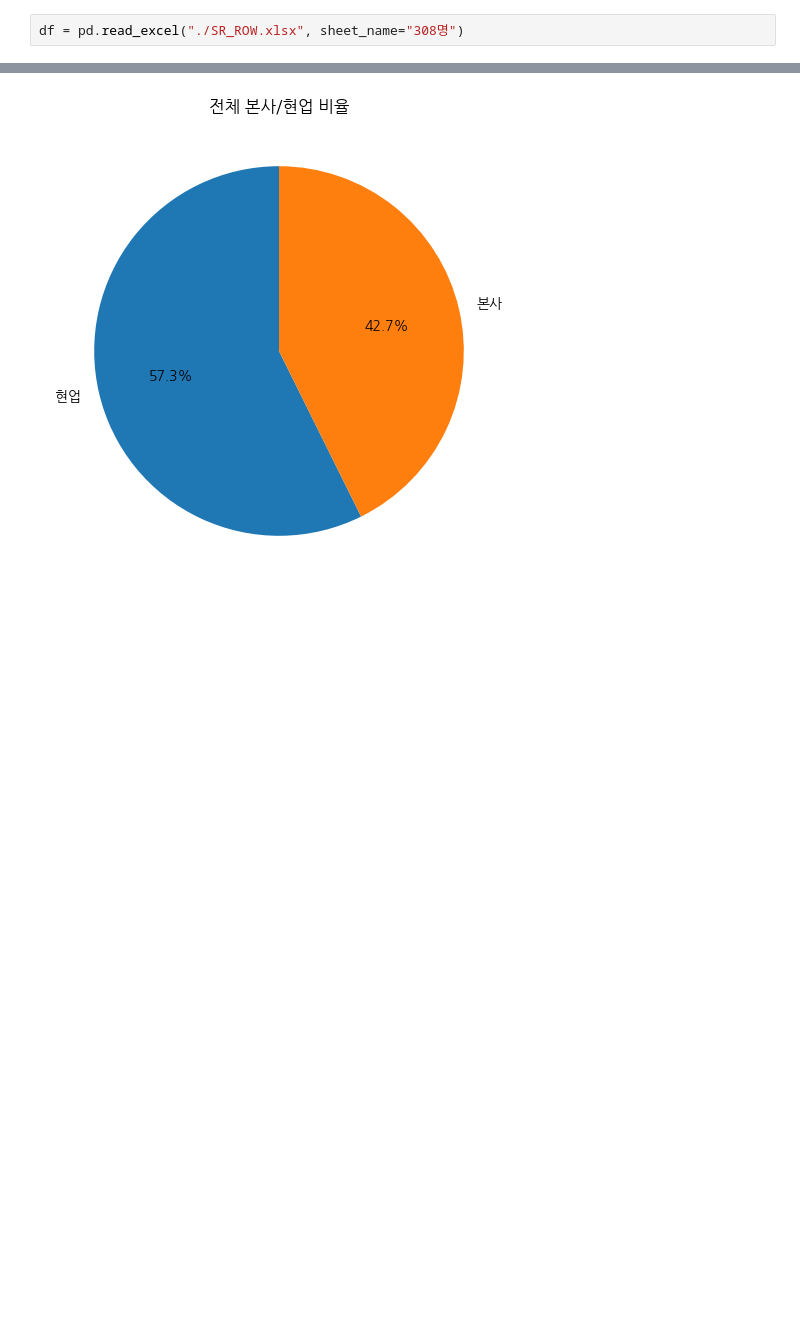
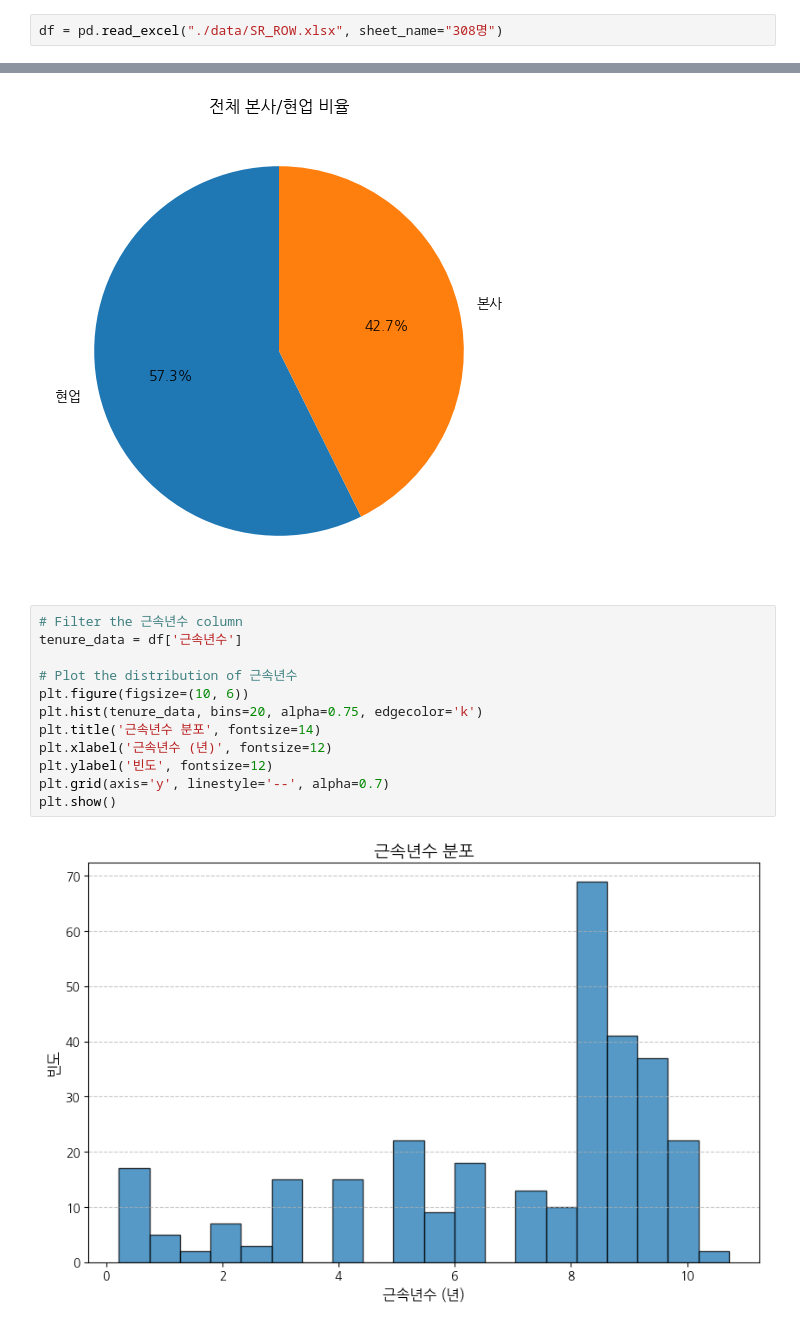
Before and after one commit to pervin0527/EDA-Tools, a Jupyter notebook: Untitled-1.ipynb, the cells around one changed output, grey strips where cells are left out. Cells and saved outputs as stored; diff of their text form; blank space fills up the shorter version.

```diff
--- a/Untitled-1.ipynb
+++ b/Untitled-1.ipynb
@@ -10,7 +10,7 @@ from scipy.stats import norm
 plt.rc('font', family='NanumGothic')  # 나눔고딕 폰트 사용
 plt.rcParams['axes.unicode_minus'] = False  # 마이너스 기호 깨짐 방지
 # %%
-df = pd.read_excel("./SR_ROW.xlsx", sheet_name="308명")
+df = pd.read_excel("./data/SR_ROW.xlsx", sheet_name="308명")
 # %%
 df.head()
 # %% [output]
@@ -153,3 +153,17 @@ plt.ylabel("")
 plt.show()
 # %% [output]
 [figure]
+# %%
+# Filter the 근속년수 column
+tenure_data = df['근속년수']
+
+# Plot the distribution of 근속년수
+plt.figure(figsize=(10, 6))
+plt.hist(tenure_data, bins=20, alpha=0.75, edgecolor='k')
+plt.title('근속년수 분포', fontsize=14)
+plt.xlabel('근속년수 (년)', fontsize=12)
+plt.ylabel('빈도', fontsize=12)
+plt.grid(axis='y', linestyle='--', alpha=0.7)
+plt.show()
+# %% [output]
+[figure, added]
```
Also changed, not shown: 1 other file.
